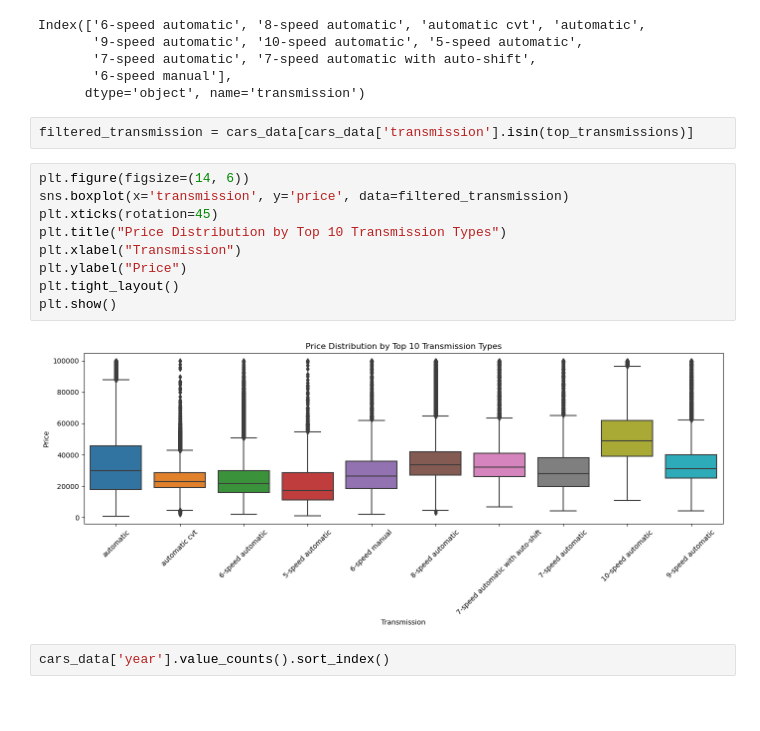
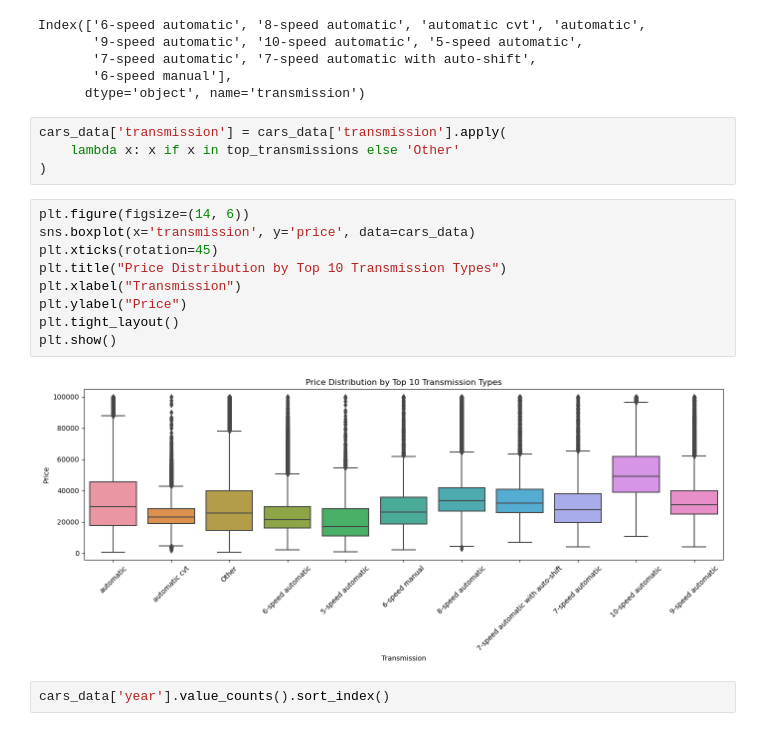
Before and after one commit to Alan-Akkara/Springboard-DS, a Jupyter notebook: Used Cars Price Prediction.ipynb, the cells around one changed output. Cells and saved outputs as stored; diff of their text form; blank space fills up the shorter version.

```diff
--- a/Used Cars Price Prediction.ipynb
+++ b/Used Cars Price Prediction.ipynb
@@ -176,19 +176,21 @@ Index(['6-speed automatic', '8-speed automatic', 'automatic cvt', 'automatic',
        '7-speed automatic', '7-speed automatic with auto-shift',
        '6-speed manual'],
       dtype='object', name='transmission')
-# %%
-filtered_transmission = cars_data[cars_data['transmission'].isin(top_transmissions)]
+# %%
+cars_data['transmission'] = cars_data['transmission'].apply(
+    lambda x: x if x in top_transmissions else 'Other'
+)
 # %%
 plt.figure(figsize=(14, 6))
-sns.boxplot(x='transmission', y='price', data=filtered_transmission)
+sns.boxplot(x='transmission', y='price', data=cars_data)
 plt.xticks(rotation=45)
 plt.title("Price Distribution by Top 10 Transmission Types")
 plt.xlabel("Transmission")
 plt.ylabel("Price")
 plt.tight_layout()
 plt.show()
 # %% [output]
-[figure, old version]
+[figure, new version]
 # %%
 cars_data['year'].value_counts().sort_index()
 # %% [output]
```
Also changed, not shown: parts of 22 cells of this notebook.
